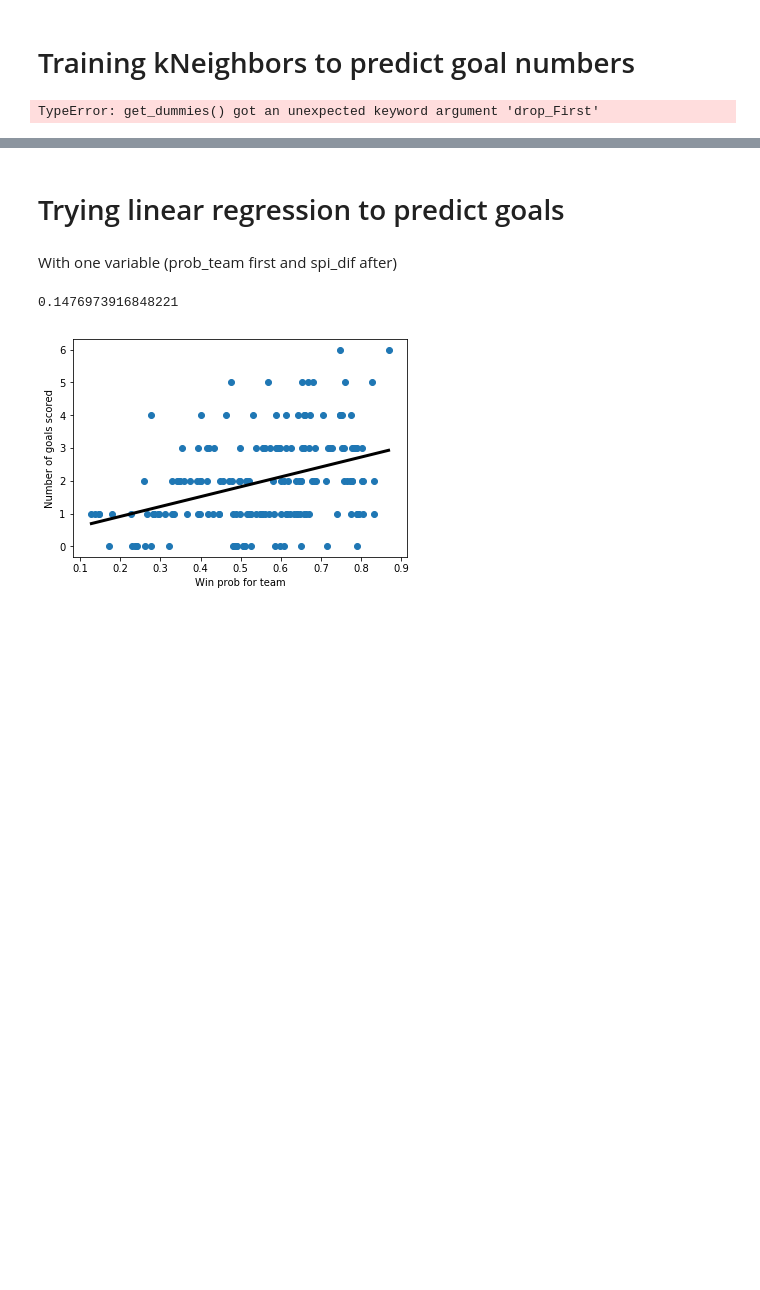
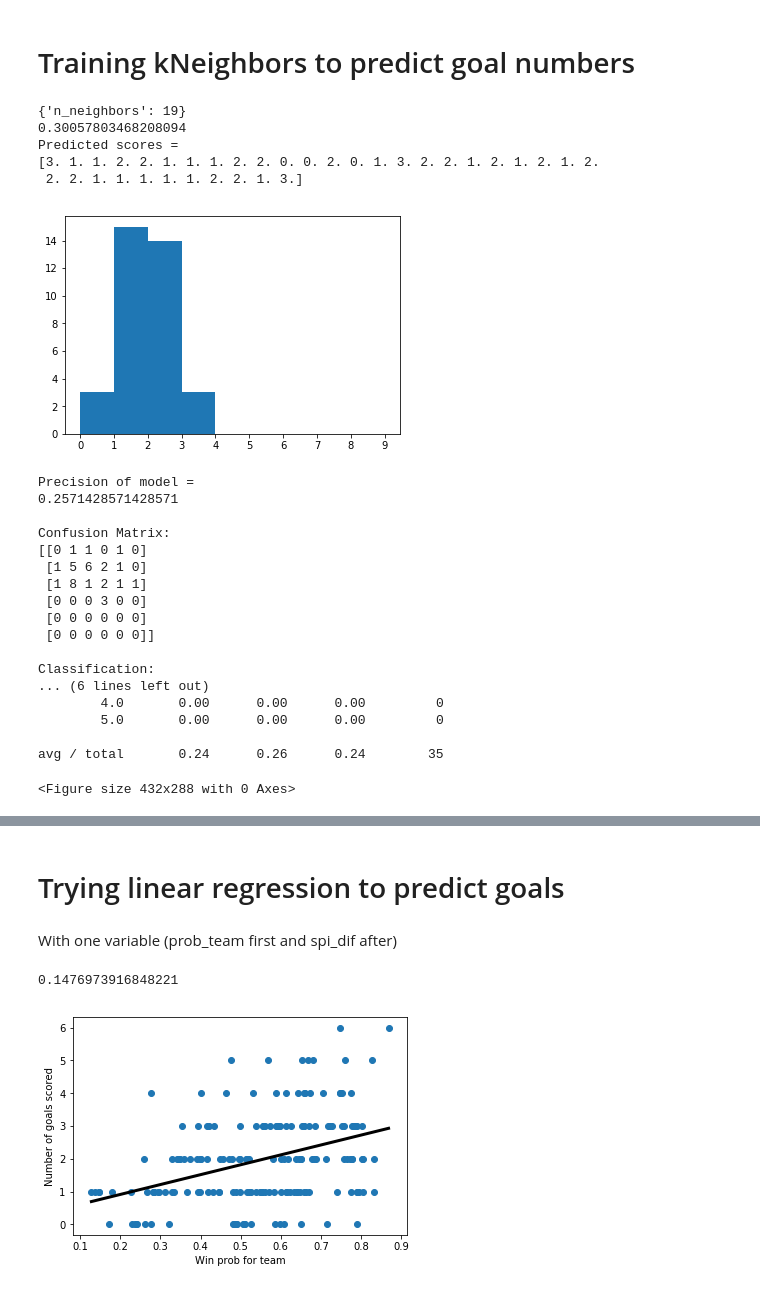
Before and after one commit to aleandrade/Data-Science, a Jupyter notebook: SoccerDataScienceNotebook.ipynb, the cells around one changed output, grey strips where cells are left out. Saved outputs shown, nothing was run; the diff lists cells and outputs as text; code cells hidden in the pictures; blank space fills up the shorter version.

```diff
--- a/SoccerDataScienceNotebook.ipynb
+++ b/SoccerDataScienceNotebook.ipynb
@@ -107,42 +121,60 @@ plt.clf()
 # %% [markdown]
 # Training kNeighbors to predict goal numbers
 # %%
-team_done_matches = team_matches_data[team_matches_data['datetimeobj'] < datetime.datetime.now() - datetime.timedelta(days=1)]
-team_predict = team_done_matches[['goals_team','prob_team', 'importance_team', 'spi_adv', 'place', 'spi_dif']]
-
-team_predict = pd.get_dummies(team_predict, drop_First = True)
-
 X = team_predict.drop('goals_team', axis=1).values
 y = team_predict['goals_team'].values
 
 #Discovering best parameter for k_neighbors
 param_grid={'n_neighbors': np.arange(1,50)}
 knn = KNeighborsClassifier()
 knn_cv = GridSearchCV(knn, param_grid, cv = 5)
 
 knn_cv.fit(X, y)
 
 print(knn_cv.best_params_)
 print(knn_cv.best_score_)
 
 X_train, X_test, y_train, y_test = train_test_split(X, y, test_size = 0.2, random_state=42)
 
 knn = KNeighborsClassifier(n_neighbors=knn_cv.best_params_['n_neighbors'])
 knn.fit(X_train,y_train)
 print("Predicted scores = ")
 print(knn.predict(X_test))
 plt.hist(knn.predict(X_test), bins = range(10), alpha=1, label='Number of goals')
 plt.xticks(range(10))
 plt.show()
 plt.clf()
 print("\nPrecision of model = ")
 print(knn.score(X_test, y_test))
 print("\nConfusion Matrix: ")
 print(confusion_matrix(knn.predict(X_test), y_test))
 print("\nClassification: ")
 print(classification_report(knn.predict(X_test), y_test))
 # %% [output]
-TypeError: get_dummies() got an unexpected keyword argument 'drop_First'
+{'n_neighbors': 19}
+0.30057803468208094
+Predicted scores =
+[3. 1. 1. 2. 2. 1. 1. 1. 2. 2. 0. 0. 2. 0. 1. 3. 2. 2. 1. 2. 1. 2. 1. 2.
+ 2. 2. 1. 1. 1. 1. 1. 2. 2. 1. 3.]
+[figure, added]
+Precision of model =
+0.2571428571428571
+
+Confusion Matrix:
+[[0 1 1 0 1 0]
+ [1 5 6 2 1 0]
+ [1 8 1 2 1 1]
+ [0 0 0 3 0 0]
+ [0 0 0 0 0 0]
+ [0 0 0 0 0 0]]
+
+Classification:
+... (6 lines left out)
+        4.0       0.00      0.00      0.00         0
+        5.0       0.00      0.00      0.00         0
+
+avg / total       0.24      0.26      0.24        35
+<Figure size 432x288 with 0 Axes>
 # %%
 ax = sns.heatmap(team_predict.corr(), square=True, cmap='RdYlGn')
 plt.show()
```
Also changed, not shown: parts of 11 cells of this notebook.
